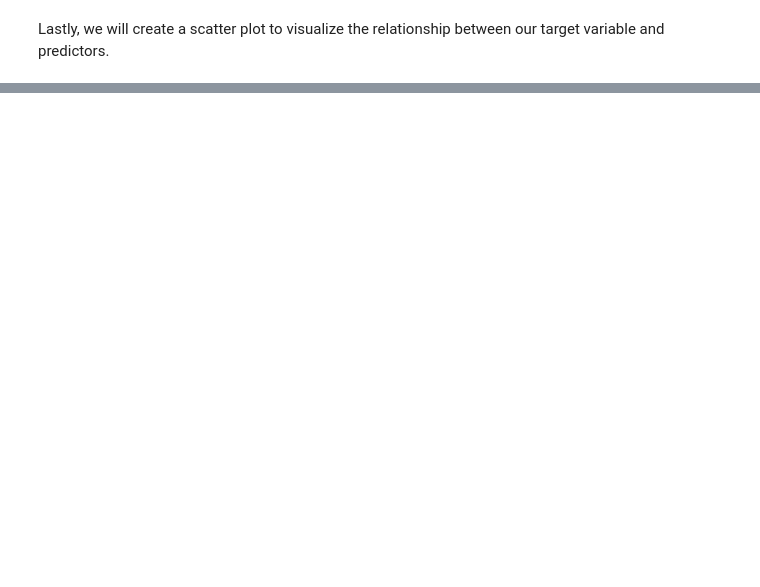
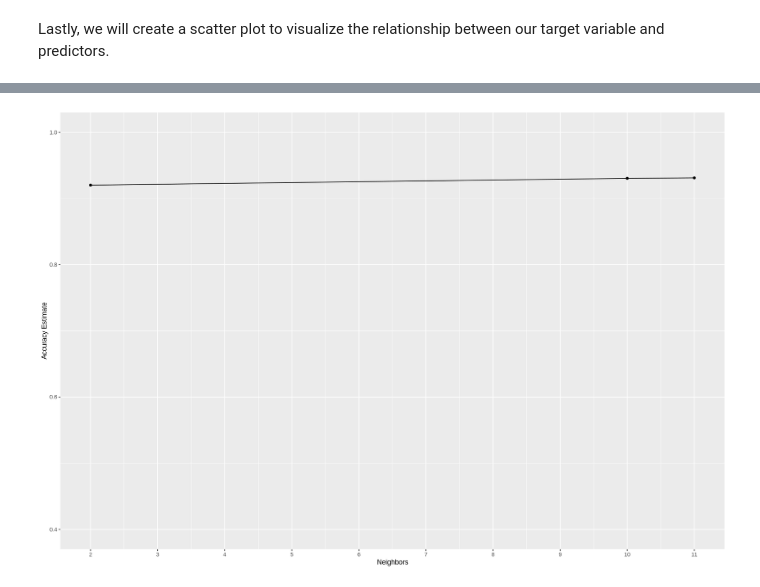
Before and after one commit to chohyeonkim/Data-Science-R-, a Jupyter notebook: Final_Report.ipynb, the cells around one changed output, grey strips where cells are left out. Cells and saved outputs as stored; diff of their text form; code cells hidden in the pictures; blank space fills up the shorter version.

```diff
--- a/Final_Report.ipynb
+++ b/Final_Report.ipynb
@@ -212,11 +230,19 @@ Warning message:
 # %%
 #create recipe
-card_recipe <- recipe(fraud ~ distance_from_home + ratio_to_median_purchase_price, data = card_train)
+card_recipe <- recipe(fraud ~ distance_from_home + ratio_to_median_purchase_price, data = card_train_2)
 
-#create knn spec
+
 knn_tune <- nearest_neighbor(weight_func = "rectangular", neighbors = tune()) %>%
-      set_engine("kknn") %>%
-      set_mode("classification")
+            set_engine("kknn") %>%
+            set_mode("classification")
 
-#create 5 fold cross validation
-card_vfold <- vfold_cv(card_train, v = 5, strata = fraud)
+#create 3 fold cross validation
+card_vfold <- vfold_cv(card_train_2, v = 3, strata = fraud)
+
+knn_results <- workflow() %>%
+      add_recipe(card_recipe) %>%
+      add_model(knn_tune) %>%
+      tune_grid(resamples = card_vfold, grid = 3) %>%
+      collect_metrics()
+
+knn_results
@@ -223,25 +259,18 @@ card_vfold <- vfold_cv(card_train, v = 5, strata = fraud)
 # %%
-#test 10 k values
-ks <- tibble(neighbors = seq(from = 1, to = 10))
-
-knn_results <- workflow() %>%
-      add_recipe(card_recipe) %>%
-      add_model(knn_tune) %>%
-      tune_grid(resamples = card_vfold, grid = ks) %>%
-      collect_metrics()
-
-
-knn_results
-
 accuracies <- knn_results %>%
       filter(.metric == "accuracy")
 
 accuracy_versus_k <- ggplot(accuracies, aes(x = neighbors, y = mean))+
       geom_point() +
       geom_line() +
       labs(x = "Neighbors", y = "Accuracy Estimate") +
       scale_x_continuous(breaks = seq(0, 14, by = 1)) +  # adjusting the x-axis
       scale_y_continuous(limits = c(0.4, 1.0)) # adjusting the y-axis
 
+
+# your code here
+
 accuracy_versus_k
+# %% [output]
+[figure, added]
 # %%
```
Also changed, not shown: parts of 6 cells of this notebook.
